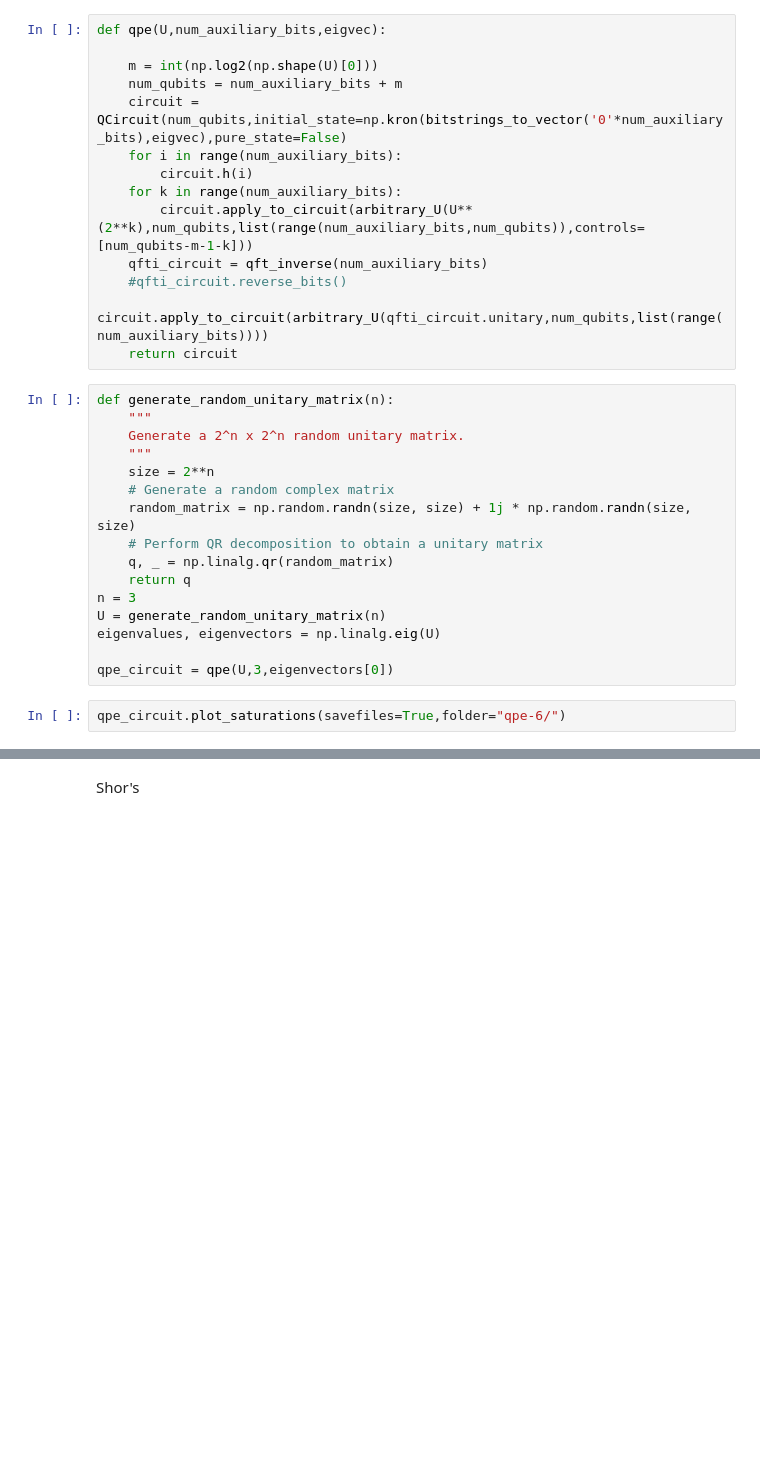
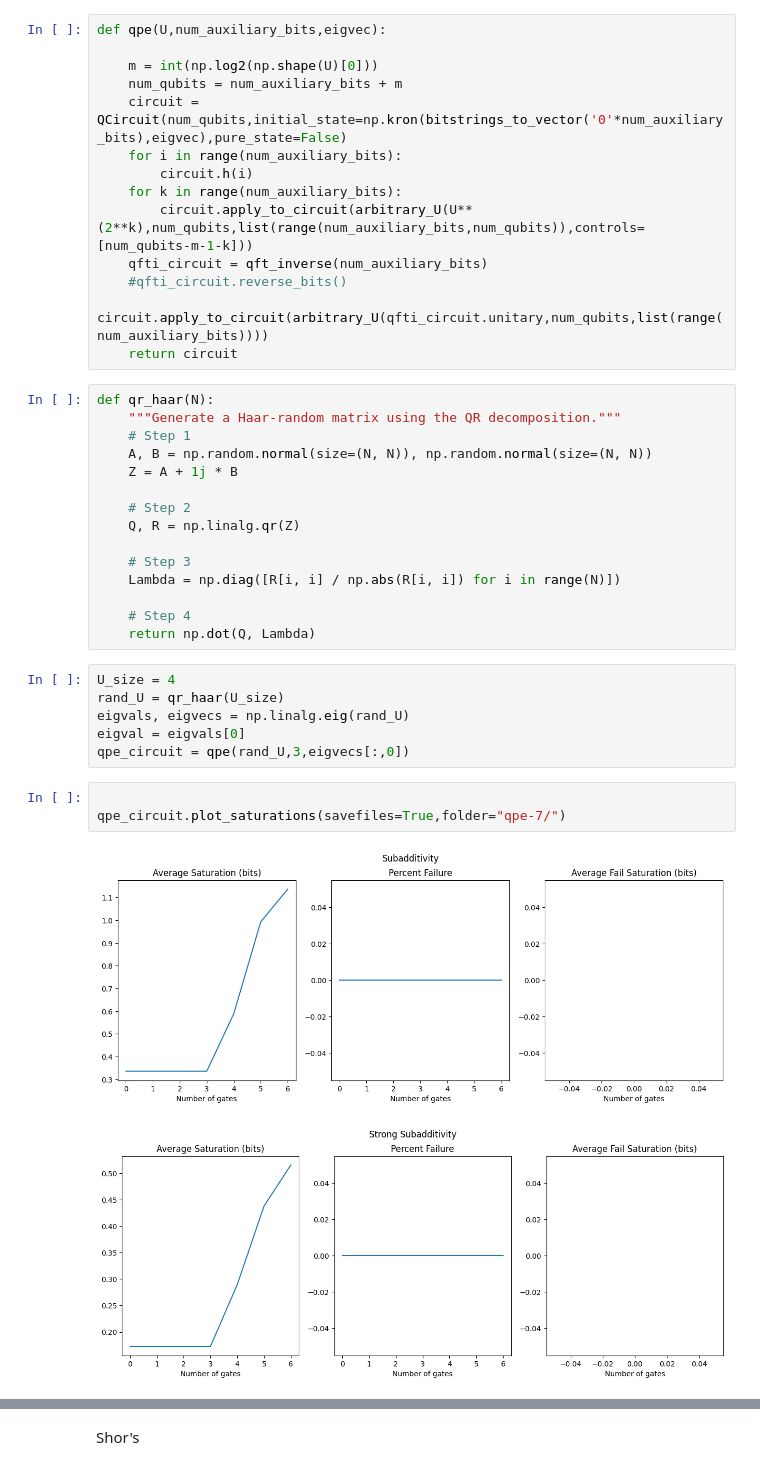
Before and after one commit to DylanJVA/QI_Research, a Jupyter notebook: QIP_Usage.ipynb, the cells around one changed output, grey strips where cells are left out. Saved outputs shown, nothing was run; the diff lists cells and outputs as text; blank space fills up the shorter version.

```diff
--- a/QIP_Usage.ipynb
+++ b/QIP_Usage.ipynb
@@ -156,21 +171,30 @@ def qpe(U,num_auxiliary_bits,eigvec):
     #qfti_circuit.reverse_bits()
     circuit.apply_to_circuit(arbitrary_U(qfti_circuit.unitary,num_qubits,list(range(num_auxiliary_bits))))
     return circuit
-# %%
-def generate_random_unitary_matrix(n):
-    """
-    Generate a 2^n x 2^n random unitary matrix.
-    """
-    size = 2**n
-    # Generate a random complex matrix
-    random_matrix = np.random.randn(size, size) + 1j * np.random.randn(size, size)
-    # Perform QR decomposition to obtain a unitary matrix
-    q, _ = np.linalg.qr(random_matrix)
-    return q
-n = 3
-U = generate_random_unitary_matrix(n)
-eigenvalues, eigenvectors = np.linalg.eig(U)
-
-qpe_circuit = qpe(U,3,eigenvectors[0])
+# %%
+def qr_haar(N):
+    """Generate a Haar-random matrix using the QR decomposition."""
+    # Step 1
+    A, B = np.random.normal(size=(N, N)), np.random.normal(size=(N, N))
+    Z = A + 1j * B
+
+    # Step 2
+    Q, R = np.linalg.qr(Z)
+
+    # Step 3
+    Lambda = np.diag([R[i, i] / np.abs(R[i, i]) for i in range(N)])
+
+    # Step 4
+    return np.dot(Q, Lambda)
+# %%
+U_size = 4
+rand_U = qr_haar(U_size)
+eigvals, eigvecs = np.linalg.eig(rand_U)
+eigval = eigvals[0]
+qpe_circuit = qpe(rand_U,3,eigvecs[:,0])
 # %%
-qpe_circuit.plot_saturations(savefiles=True,folder="qpe-6/")
+
+qpe_circuit.plot_saturations(savefiles=True,folder="qpe-7/")
+# %% [output]
+[figure, added]
+[figure, added]
```
Also changed, not shown: parts of 8 cells of this notebook, 2 other files.
